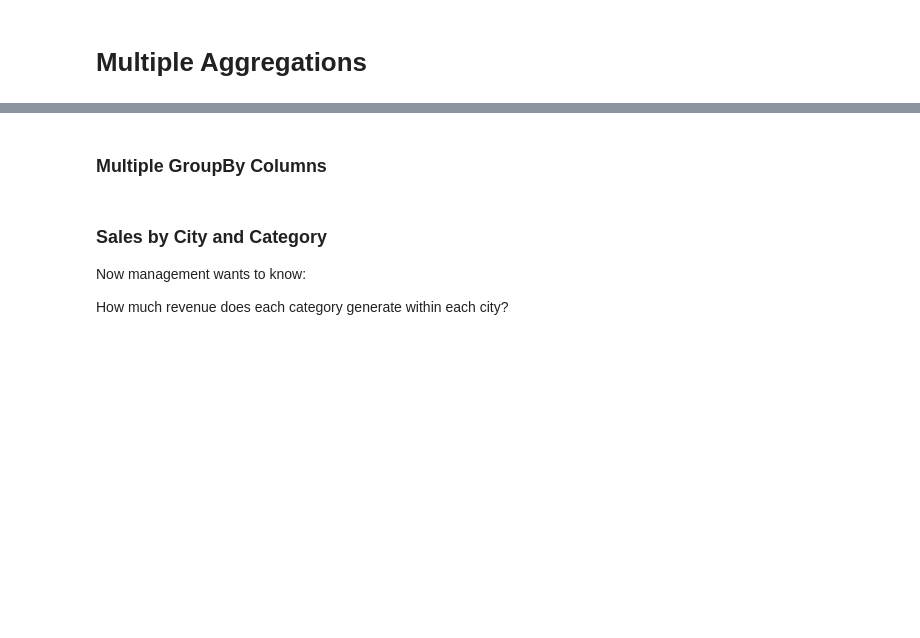
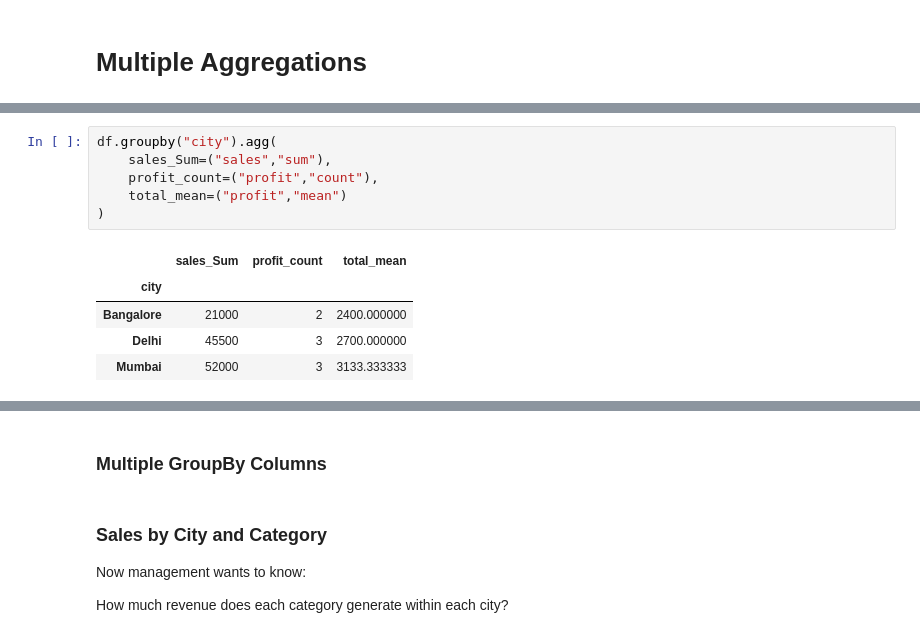
Before and after one commit to arunnivas85/AL_ML, a Jupyter notebook: L11_Live_Coding.ipynb, the cells around one changed output, grey strips where cells are left out. Cells and saved outputs as stored; diff of their text form; blank space fills up the shorter version.

```diff
--- a/L11_Live_Coding.ipynb
+++ b/L11_Live_Coding.ipynb
@@ -184,3 +342,15 @@ df.groupby("city").agg(
+# %%
+df.groupby("city").agg(
+    sales_Sum=("sales","sum"),
+    profit_count=("profit","count"),
+    total_mean=("profit","mean")
+)
+# %% [output]
+|  | sales_Sum | profit_count | total_mean |
+| city |  |  |  |
+| Bangalore | 21000 | 2 | 2400.000000 |
+| Delhi | 45500 | 3 | 2700.000000 |
+| Mumbai | 52000 | 3 | 3133.333333 |
 # %%
 df.groupby("city").agg({
     "sales": "sum",
```
Also changed, not shown: parts of 36 cells of this notebook.
